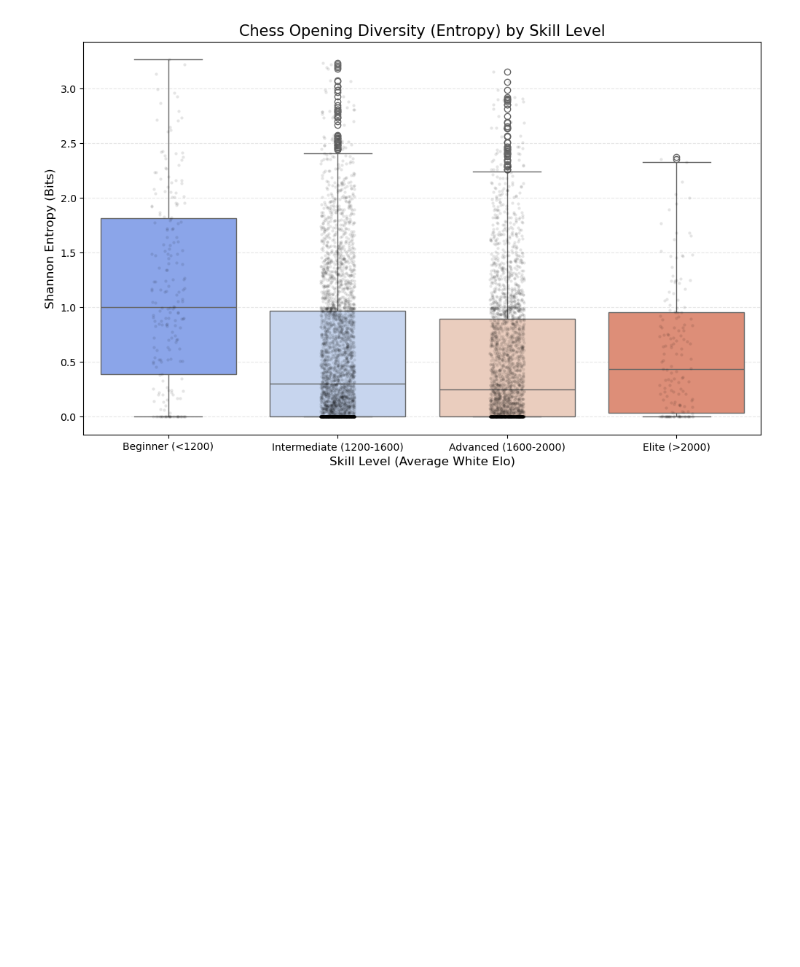
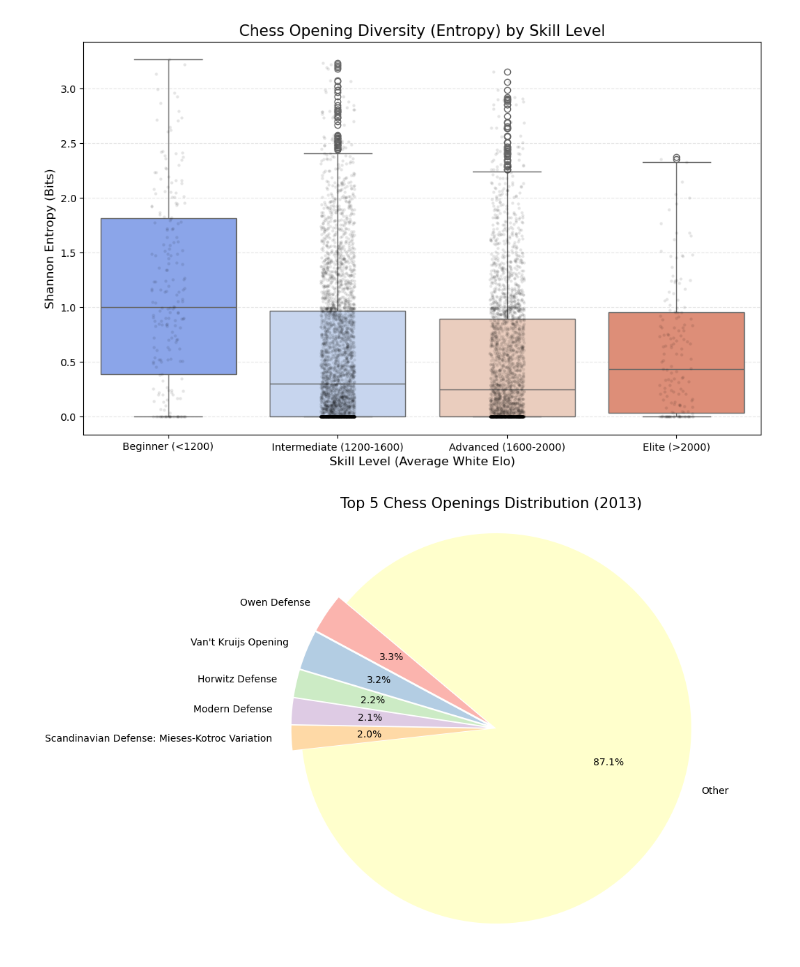
Before and after one commit to SalmaAllam8/chess-players-performance-analysis-, a Jupyter notebook: opening analysis.ipynb, the cells around one changed output. Drawn from its saved outputs; the diff is of its cells as text; code cells hidden in the pictures; blank space fills up the shorter version.

Commit message:
"the most popular opening"

```diff
--- a/opening analysis.ipynb
+++ b/opening analysis.ipynb
@@ -92,3 +92,36 @@ Passing `palette` without assigning `hue` is deprecated and will be removed in v
   sns.boxplot(x='Skill Level', y='Entropy', data=entropy_df, order=level_order, palette="coolwarm")
 ✅ Success! Your analysis image is saved at: D:\Chess\final_opening_diversity.png
 [figure]
+# %%
+# 2. Get the frequency of each opening
+opening_counts = df['Opening'].value_counts()
+
+# 3. Separate the top 5 and group the rest into "Other"
+top_5 = opening_counts.head(5)
+other_count = opening_counts.iloc[5:].sum()
+
+# 4. Create a combined Series for the pie chart
+plot_data = pd.concat([top_5, pd.Series({'Other': other_count})])
+
+# 5. Plotting
+plt.figure(figsize=(10, 8))
+colors = plt.cm.Pastel1(range(len(plot_data)))
+
+# Create the pie chart
+plt.pie(
+    plot_data,
+    labels=plot_data.index,
+    autopct='%1.1f%%',
+    startangle=140,
+    colors=colors,
+    explode=[0.05 if i < 5 else 0 for i in range(len(plot_data))] # Explode top 5 slightly
+)
+
+plt.title('Top 5 Chess Openings Distribution (2013)', fontsize=15)
+plt.axis('equal')  # Equal aspect ratio ensures that pie is drawn as a circle.
+
+# Optional: Save the figure
+plt.savefig(r"D:\Chess\top_5_openings_pie.png", bbox_inches='tight')
+plt.show()
+# %% [output]
+[figure, added]
```
